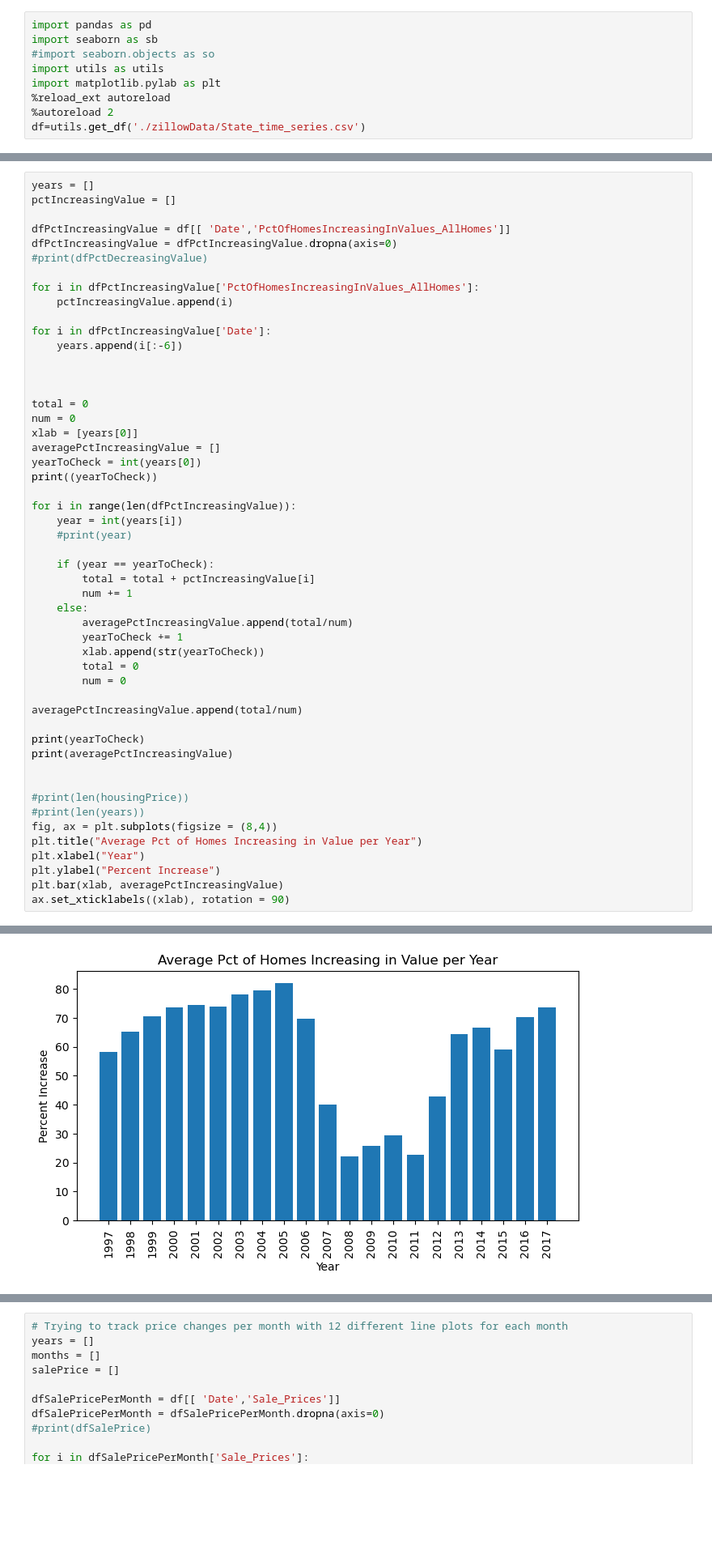
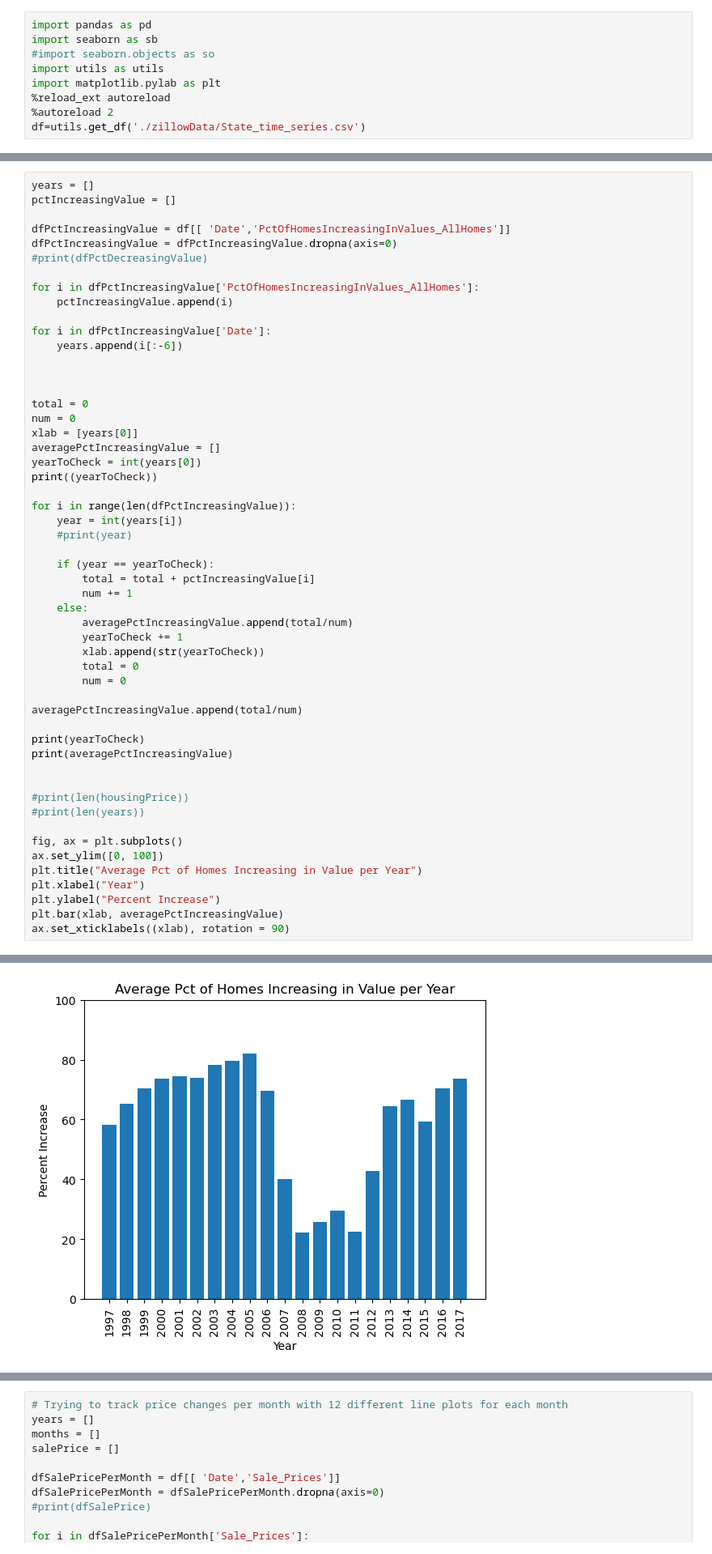
Before and after one commit to MikePlekan/Real-Estate-project, a Jupyter notebook: LookingAtData.ipynb, the cells around one changed output, grey strips where cells are left out. Shown at 81% size. Drawn from its saved outputs; the diff is of its cells as text; blank space fills up the shorter version.

```diff
--- a/LookingAtData.ipynb
+++ b/LookingAtData.ipynb
@@ -294,32 +292,34 @@ print(averagePctIncreasingValue)
 
 
 #print(len(housingPrice))
 #print(len(years))
-fig, ax = plt.subplots(figsize = (8,4))
+
+fig, ax = plt.subplots()
+ax.set_ylim([0, 100])
 plt.title("Average Pct of Homes Increasing in Value per Year")
 plt.xlabel("Year")
 plt.ylabel("Percent Increase")
 plt.bar(xlab, averagePctIncreasingValue)
 ax.set_xticklabels((xlab), rotation = 90)
 # %% [output]
 1997
 2017
 [58.33933155080208, 65.13504854368931, 70.50112171837715, 73.54687350835324, 74.53653937947492, 73.96587264150942, 78.130308056872, 79.47739856801911, 82.04656398104255, 69.62336426914155, 40.13180974 ...
 [Text(0, 0, '1997'),
  Text(1, 0, '1998'),
  Text(2, 0, '1999'),
  Text(3, 0, '2000'),
  Text(4, 0, '2001'),
  Text(5, 0, '2002'),
  Text(6, 0, '2003'),
  Text(7, 0, '2004'),
  Text(8, 0, '2005'),
  Text(9, 0, '2006'),
  Text(10, 0, '2007'),
  Text(11, 0, '2008'),
 ... (5 lines left out)
  Text(17, 0, '2014'),
  Text(18, 0, '2015'),
  Text(19, 0, '2016'),
  Text(20, 0, '2017')]
-[figure, old version]
+[figure, new version]
```
Also changed, not shown: parts of 13 cells of this notebook.
